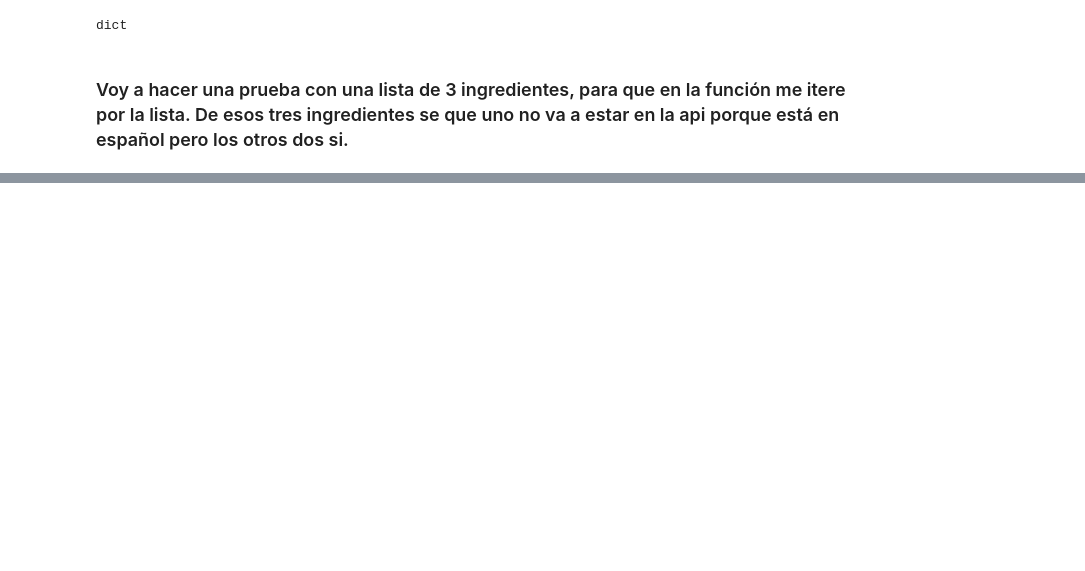
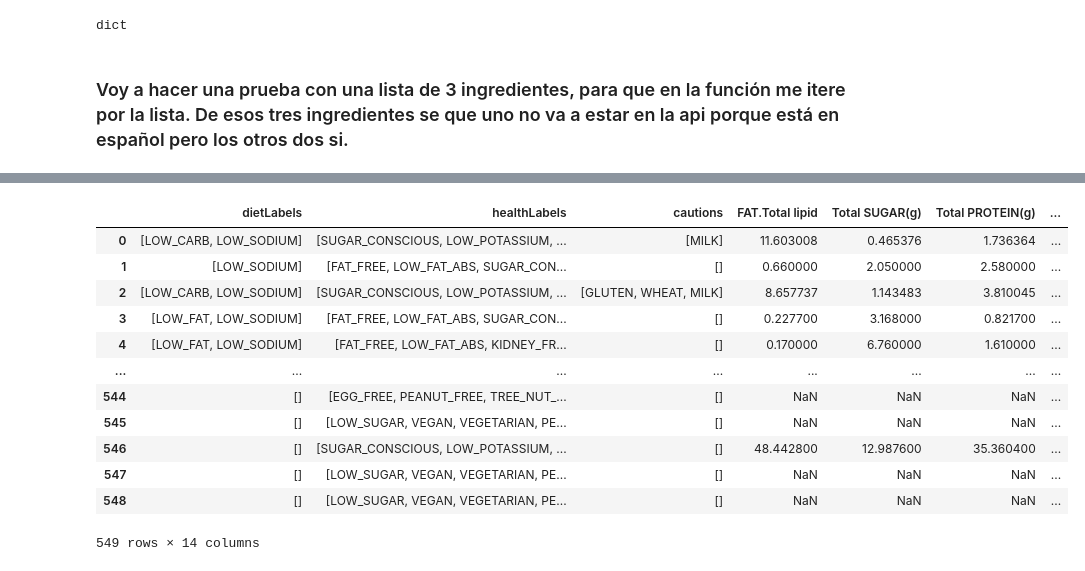
Before and after one commit to Beapsp/Pipelines-project-, a Jupyter notebook: Notebook/1- dataset.ipynb, the cells around one changed output, grey strips where cells are left out. Cells and saved outputs as stored; diff of their text form; code cells hidden in the pictures; blank space fills up the shorter version.

```diff
--- a/Notebook/1- dataset.ipynb
+++ b/Notebook/1- dataset.ipynb
@@ -186,0 +307,2 @@ pd.DataFrame(prueba)
+# %%
+mergeado = df_clean.merge(duplicates, how="left", left_on = "Ingredient", right_on="Food")
@@ -186,0 +318,18 @@ pd.DataFrame(prueba)
+# %%
+mergeado.drop(columns=["Ingredient"], inplace=True)
+# %%
+mergeado
+# %% [output]
+|  | dietLabels | healthLabels | cautions | FAT.Total lipid | Total SUGAR(g) | Total PROTEIN(g) | ... |
+| 0 | [LOW_CARB, LOW_SODIUM] | [SUGAR_CONSCIOUS, LOW_POTASSIUM, ... | [MILK] | 11.603008 | 0.465376 | 1.736364 | ... |
+| 1 | [LOW_SODIUM] | [FAT_FREE, LOW_FAT_ABS, SUGAR_CON... | [] | 0.660000 | 2.050000 | 2.580000 | ... |
+| 2 | [LOW_CARB, LOW_SODIUM] | [SUGAR_CONSCIOUS, LOW_POTASSIUM, ... | [GLUTEN, WHEAT, MILK] | 8.657737 | 1.143483 | 3.810045 | ... |
+| 3 | [LOW_FAT, LOW_SODIUM] | [FAT_FREE, LOW_FAT_ABS, SUGAR_CON... | [] | 0.227700 | 3.168000 | 0.821700 | ... |
+| 4 | [LOW_FAT, LOW_SODIUM] | [FAT_FREE, LOW_FAT_ABS, KIDNEY_FR... | [] | 0.170000 | 6.760000 | 1.610000 | ... |
+| ... | ... | ... | ... | ... | ... | ... | ... |
+| 544 | [] | [EGG_FREE, PEANUT_FREE, TREE_NUT_... | [] | NaN | NaN | NaN | ... |
+| 545 | [] | [LOW_SUGAR, VEGAN, VEGETARIAN, PE... | [] | NaN | NaN | NaN | ... |
+| 546 | [] | [SUGAR_CONSCIOUS, LOW_POTASSIUM, ... | [] | 48.442800 | 12.987600 | 35.360400 | ... |
+| 547 | [] | [LOW_SUGAR, VEGAN, VEGETARIAN, PE... | [] | NaN | NaN | NaN | ... |
+| 548 | [] | [LOW_SUGAR, VEGAN, VEGETARIAN, PE... | [] | NaN | NaN | NaN | ... |
+549 rows × 14 columns
```
Also changed, not shown: parts of 46 cells of this notebook, 3 other files.
